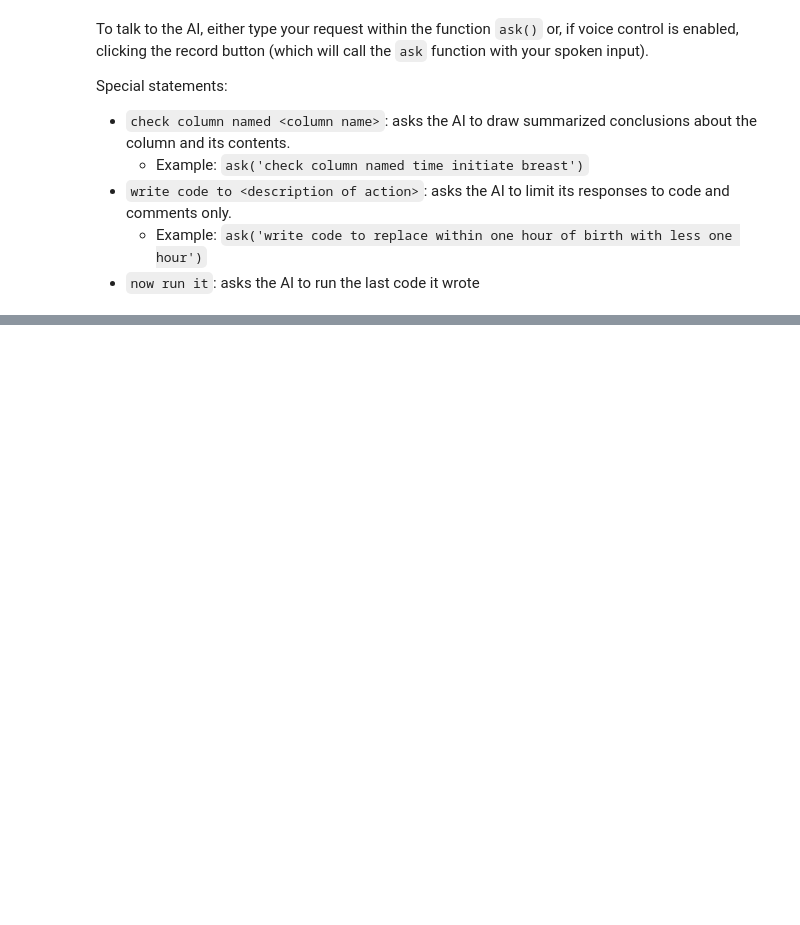
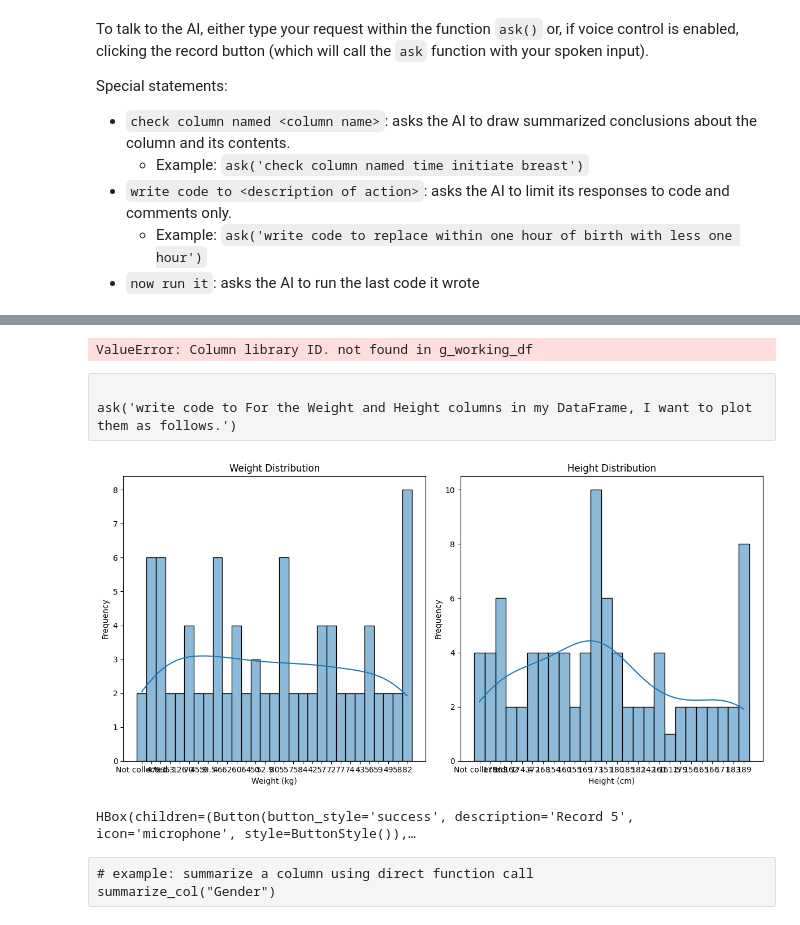
Before and after one commit to dpear/metagpt, a Jupyter notebook: proof_of_concept_template_ai_memorializing_DP.ipynb, the cells around one changed output, grey strips where cells are left out. Cells and saved outputs as stored; diff of their text form; code cells hidden in the pictures; blank space fills up the shorter version.

Commit message:
all changes made; TODO- fix button label hang

```diff
--- a/proof_of_concept_template_ai_memorializing_DP.ipynb
+++ b/proof_of_concept_template_ai_memorializing_DP.ipynb
@@ -1192,2 +1209,4 @@ load_df(external_metadata_fp, sep_name="comma")
+# %%
+g_working_df.fillna(0, inplace=True)
 # %%
 g_buttons
@@ -1207,0 +1322,39 @@ summarize_col("Gender")
+# %%
+ask('Summarize column named library ID.')
+# %% [output]
+ValueError: Column library ID. not found in g_working_df
+# %% [raw]
+
+ask('write code to For the Weight and Height columns in my DataFrame, I want to plot them as follows.')
+# %%
+# Plotting Weight and Height
+import matplotlib.pyplot as plt
+import seaborn as sns
+
+plt.figure(figsize=(12, 6))
+
+# Plotting Weight
+plt.subplot(1, 2, 1)
+sns.histplot(g_working_df['Weight (kg)'], bins=20, kde=True)
+plt.title('Weight Distribution')
+plt.xlabel('Weight (kg)')
+plt.ylabel('Frequency')
+
+# Plotting Height
+plt.subplot(1, 2, 2)
+sns.histplot(g_working_df['Height (cm)'], bins=20, kde=True)
+plt.title('Height Distribution')
+plt.xlabel('Height (cm)')
+plt.ylabel('Frequency')
+
+plt.tight_layout()
+plt.show()
+# %% [output]
+[figure, added]
+# %%
+g_buttons
+# %% [output]
+HBox(children=(Button(button_style='success', description='Record 5', icon='microphone', style=ButtonStyle()),…
+# %% [raw]
+# example: summarize a column using direct function call
+summarize_col("Gender")
```
Also changed, not shown: parts of 19 cells of this notebook.
